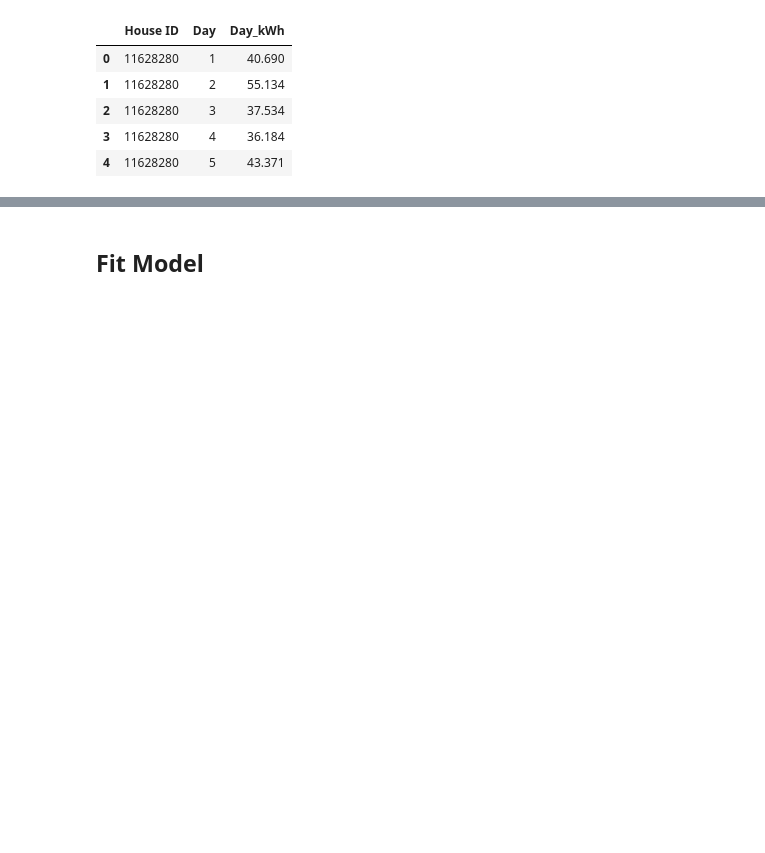
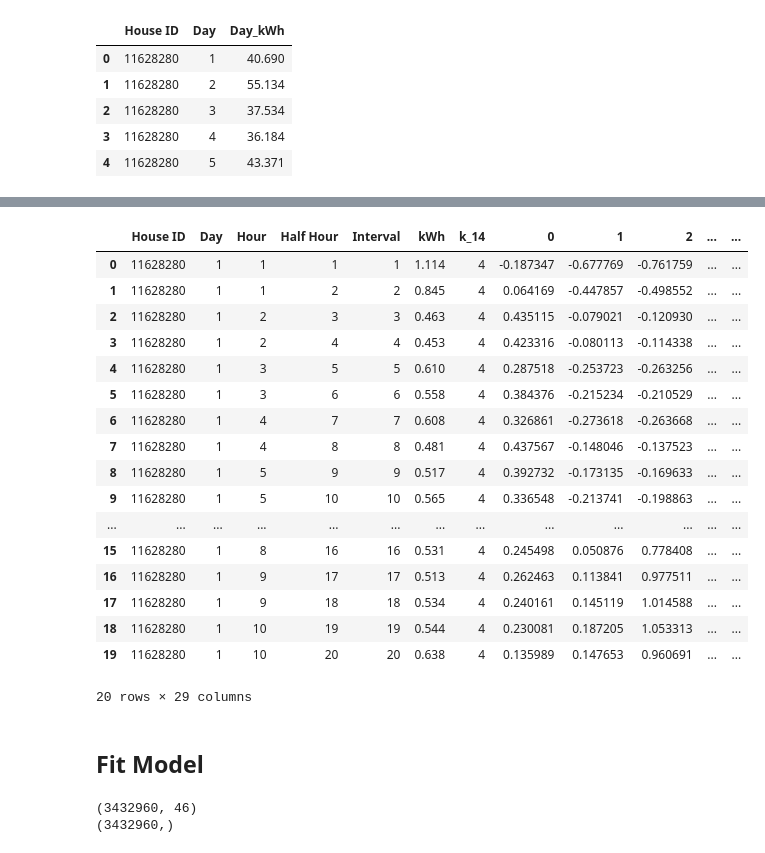
Before and after one commit to torenunez/udacity-mlnd-capstone, a Jupyter notebook: ev-capstone.ipynb, the cells around one changed output, grey strips where cells are left out. Cells and saved outputs as stored; diff of their text form; code cells hidden in the pictures; blank space fills up the shorter version.

```diff
--- a/ev-capstone.ipynb
+++ b/ev-capstone.ipynb
@@ -519,0 +550,8 @@ pd.DataFrame.multiply?
+# %%
+count_test = X_train_w_ks_day_diffs.sort_index().copy()
+count_test['Label'] = y_train
+# %%
+for k in k_values:
+    k_col_name = "k_{}".format(k)
+    count_test_percent = count_test.groupby(k_col_name)['Label'].sum()/count_test.groupby(k_col_name)['Label'].count()
+    print(k, (max(count_test_percent) / min(count_test_percent)))
@@ -520,2 +577,27 @@ pd.DataFrame.multiply?
+# %%
+X_train_final = X_train_w_ks_day_diffs.copy()
+# %%
+X_train_final.drop(["k_{}".format(k) for k in k_values[k_values != 14]], axis=1, inplace=True)
+# %%
+X_train_final.head(20)
+# %% [output]
+|  | House ID | Day | Hour | Half Hour | Interval | kWh | k_14 | 0 | 1 | 2 | ... | ... |
+| 0 | 11628280 | 1 | 1 | 1 | 1 | 1.114 | 4 | -0.187347 | -0.677769 | -0.761759 | ... | ... |
+| 1 | 11628280 | 1 | 1 | 2 | 2 | 0.845 | 4 | 0.064169 | -0.447857 | -0.498552 | ... | ... |
+| 2 | 11628280 | 1 | 2 | 3 | 3 | 0.463 | 4 | 0.435115 | -0.079021 | -0.120930 | ... | ... |
+| 3 | 11628280 | 1 | 2 | 4 | 4 | 0.453 | 4 | 0.423316 | -0.080113 | -0.114338 | ... | ... |
+| 4 | 11628280 | 1 | 3 | 5 | 5 | 0.610 | 4 | 0.287518 | -0.253723 | -0.263256 | ... | ... |
+| 5 | 11628280 | 1 | 3 | 6 | 6 | 0.558 | 4 | 0.384376 | -0.215234 | -0.210529 | ... | ... |
+| 6 | 11628280 | 1 | 4 | 7 | 7 | 0.608 | 4 | 0.326861 | -0.273618 | -0.263668 | ... | ... |
+| 7 | 11628280 | 1 | 4 | 8 | 8 | 0.481 | 4 | 0.437567 | -0.148046 | -0.137523 | ... | ... |
+| 8 | 11628280 | 1 | 5 | 9 | 9 | 0.517 | 4 | 0.392732 | -0.173135 | -0.169633 | ... | ... |
+| 9 | 11628280 | 1 | 5 | 10 | 10 | 0.565 | 4 | 0.336548 | -0.213741 | -0.198863 | ... | ... |
+| ... | ... | ... | ... | ... | ... | ... | ... | ... | ... | ... | ... | ... |
+| 15 | 11628280 | 1 | 8 | 16 | 16 | 0.531 | 4 | 0.245498 | 0.050876 | 0.778408 | ... | ... |
+| 16 | 11628280 | 1 | 9 | 17 | 17 | 0.513 | 4 | 0.262463 | 0.113841 | 0.977511 | ... | ... |
+| 17 | 11628280 | 1 | 9 | 18 | 18 | 0.534 | 4 | 0.240161 | 0.145119 | 1.014588 | ... | ... |
+| 18 | 11628280 | 1 | 10 | 19 | 19 | 0.544 | 4 | 0.230081 | 0.187205 | 1.053313 | ... | ... |
+| 19 | 11628280 | 1 | 10 | 20 | 20 | 0.638 | 4 | 0.135989 | 0.147653 | 0.960691 | ... | ... |
+20 rows × 29 columns
 # %% [markdown]
 ## Fit Model
@@ -523,0 +604,6 @@ pd.DataFrame.multiply?
+# %%
+print(X_train_final.shape)
+print(y_train.shape)
+# %% [output]
+(3432960, 46)
+(3432960,)
```
Also changed, not shown: parts of 28 cells of this notebook.
